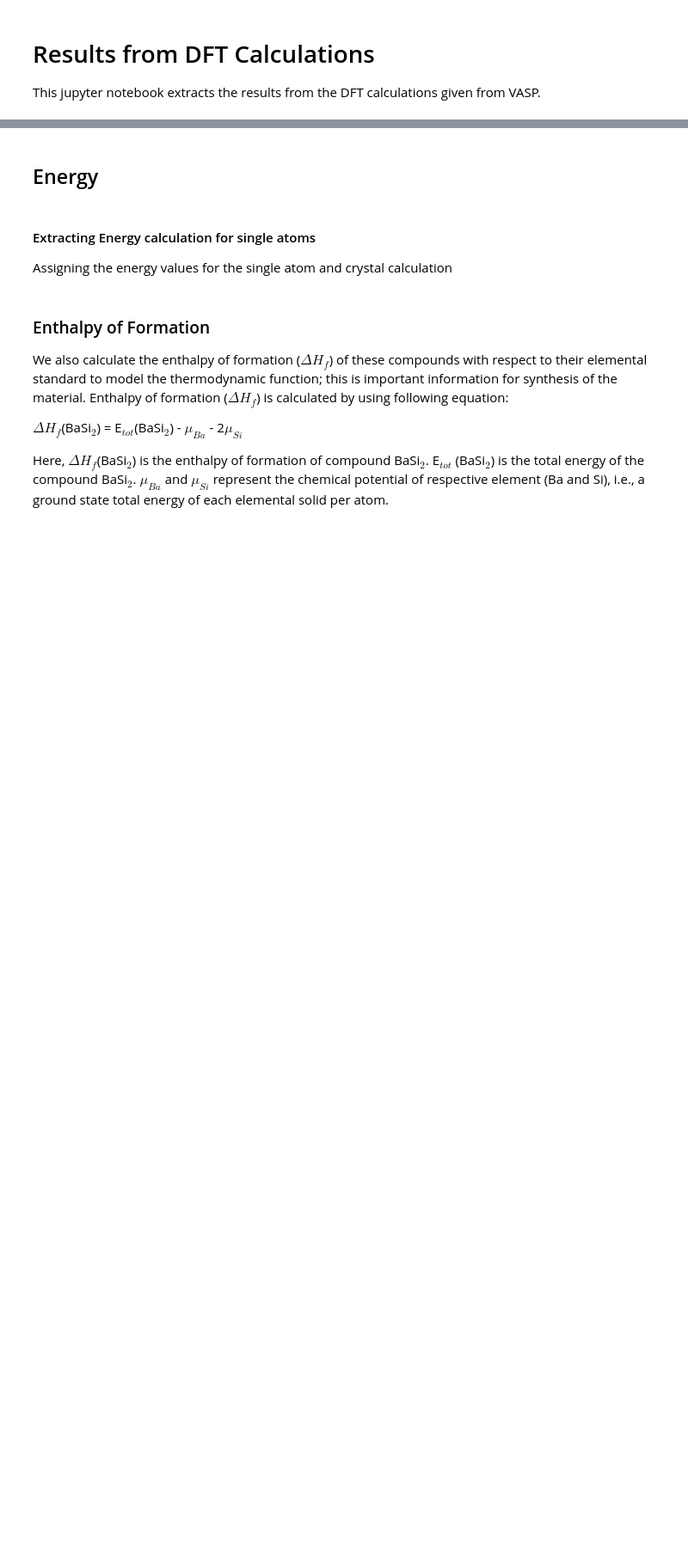
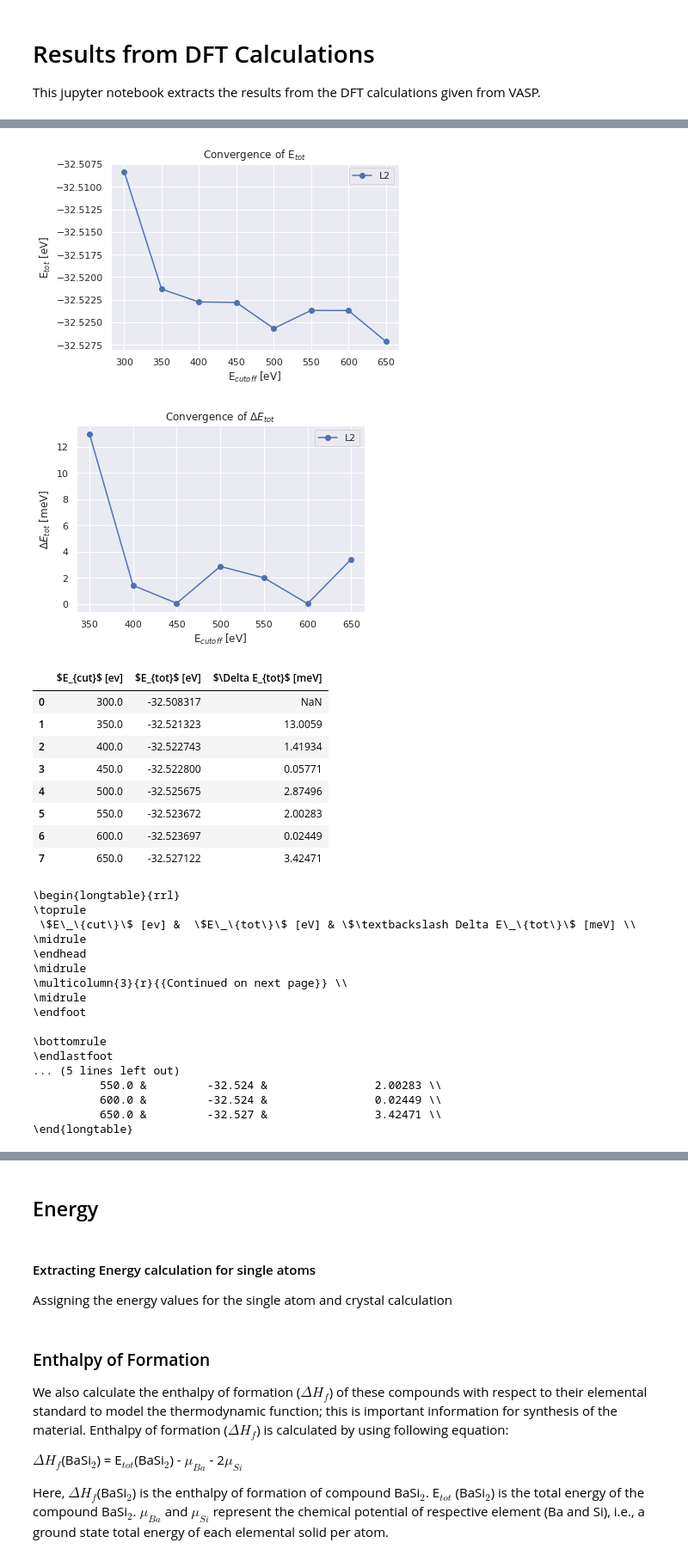
Before and after one commit to Moejay10/DFT, a Jupyter notebook: Results/Notebooks/2D_Analysis.ipynb, the cells around one changed output, grey strips where cells are left out. Shown at 86% size. Saved outputs shown, nothing was run; the diff lists cells and outputs as text; code cells hidden in the pictures; blank space fills up the shorter version.

```diff
--- a/Results/Notebooks/2D_Analysis.ipynb
+++ b/Results/Notebooks/2D_Analysis.ipynb
@@ -64,0 +151,61 @@ plt.show()
+# %%
+cutoff = np.linspace(300, 650, 8)
+l1 = pd.DataFrame({"$E_{cut}$ [ev]": cutoff, "$E_{tot}$ [eV]": data1['ecut1.txt'].dropna()})
+
+
+diff = []
+diff.append('NaN')
+for i in range(1, len(l1['$E_{tot}$ [eV]'])):
+    temp_value = (abs(l1['$E_{tot}$ [eV]'][i] - l1['$E_{tot}$ [eV]'][i-1])*1000)
+    diff.append((temp_value))
+
+
+l1['$\Delta E_{tot}$ [meV]'] = diff
+
+
+plt.title('Convergence of E$_{tot}$')
+plt.plot(cutoff, l1['$E_{tot}$ [eV]'], "-ob", label='L2')
+plt.legend(loc="upper right")
+plt.xlabel("E$_{cutoff}$ [eV]")
+plt.ylabel("E$_{tot}$ [eV]")
+plt.show()
+
+plt.title('Convergence of $\Delta E_{tot}$')
+plt.plot(cutoff[1:], l1['$\Delta E_{tot}$ [meV]'][1:], "-ob", label='L2')
+plt.legend(loc="upper right")
+plt.xlabel("E$_{cutoff}$ [eV]")
+plt.ylabel("$\Delta E_{tot}$ [meV]")
+plt.show()
+
+display(l1)
+l1 = l1.round(3)
+print(l1.to_latex(index = False, multirow = True, longtable = True))
+# %% [output]
+[figure, added]
+[figure, added]
+|  | $E_{cut}$ [ev] | $E_{tot}$ [eV] | $\Delta E_{tot}$ [meV] |
+| 0 | 300.0 | -32.508317 | NaN |
+| 1 | 350.0 | -32.521323 | 13.0059 |
+| 2 | 400.0 | -32.522743 | 1.41934 |
+| 3 | 450.0 | -32.522800 | 0.05771 |
+| 4 | 500.0 | -32.525675 | 2.87496 |
+| 5 | 550.0 | -32.523672 | 2.00283 |
+| 6 | 600.0 | -32.523697 | 0.02449 |
+| 7 | 650.0 | -32.527122 | 3.42471 |
+\begin{longtable}{rrl}
+\toprule
+ \$E\_\{cut\}\$ [ev] &  \$E\_\{tot\}\$ [eV] & \$\textbackslash Delta E\_\{tot\}\$ [meV] \\
+\midrule
+\endhead
+\midrule
+\multicolumn{3}{r}{{Continued on next page}} \\
+\midrule
+\endfoot
+
+\bottomrule
+\endlastfoot
+... (5 lines left out)
+          550.0 &         -32.524 &                2.00283 \\
+          600.0 &         -32.524 &                0.02449 \\
+          650.0 &         -32.527 &                3.42471 \\
+\end{longtable}
```
Also changed, not shown: parts of 10 cells of this notebook, 1 other file.
